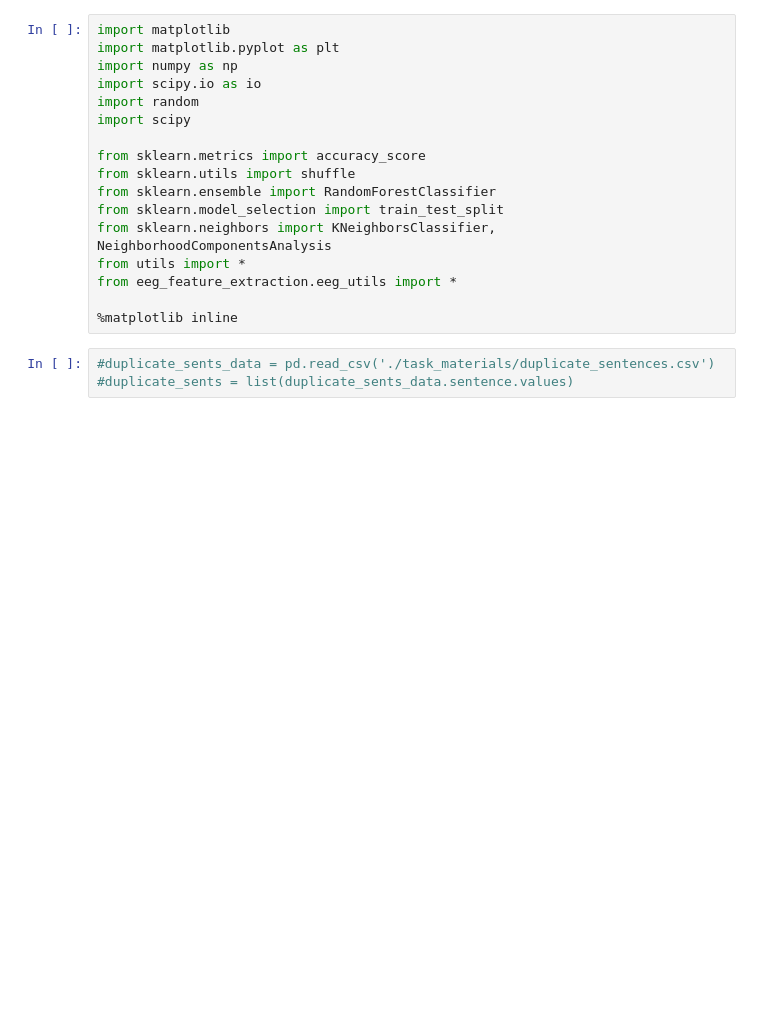
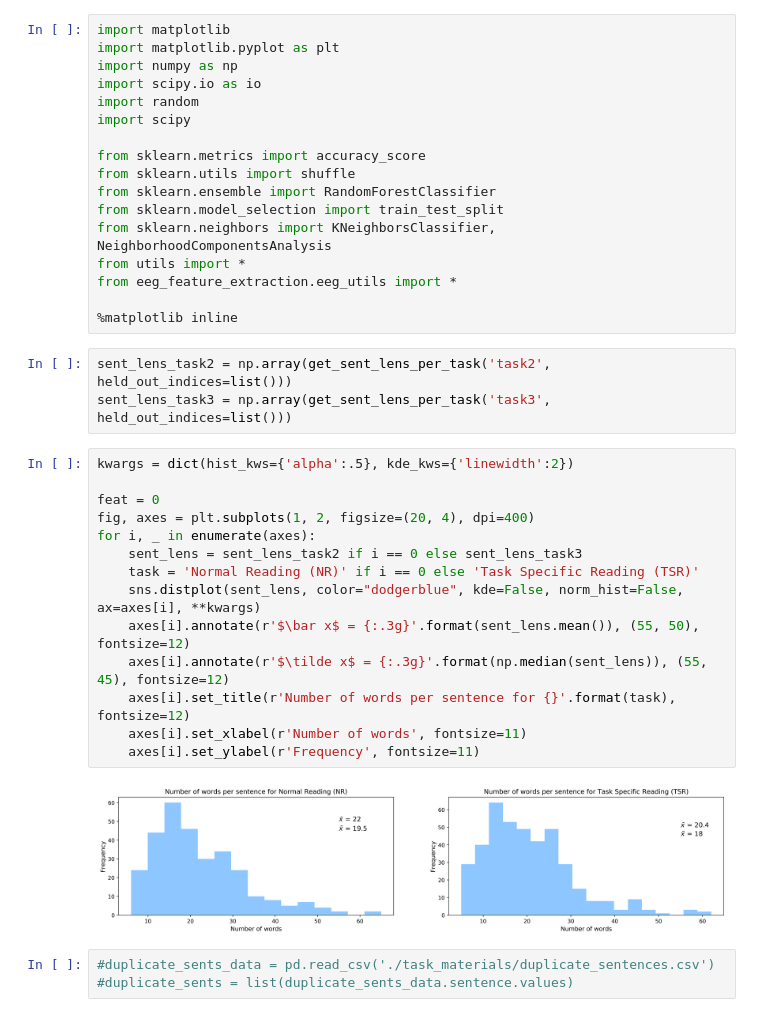
Before and after one commit to PosoSAgapo/NER-with-EEG-and-ET, a Jupyter notebook: eeg_feature_extraction.ipynb, the cells around one changed output. Cells and saved outputs as stored; diff of their text form; blank space fills up the shorter version.

```diff
--- a/eeg_feature_extraction.ipynb
+++ b/eeg_feature_extraction.ipynb
@@ -15,6 +15,25 @@ from utils import *
 from eeg_feature_extraction.eeg_utils import *
 
 %matplotlib inline
+# %%
+sent_lens_task2 = np.array(get_sent_lens_per_task('task2', held_out_indices=list()))
+sent_lens_task3 = np.array(get_sent_lens_per_task('task3', held_out_indices=list()))
+# %%
+kwargs = dict(hist_kws={'alpha':.5}, kde_kws={'linewidth':2})
+
+feat = 0
+fig, axes = plt.subplots(1, 2, figsize=(20, 4), dpi=400)
+for i, _ in enumerate(axes):
+    sent_lens = sent_lens_task2 if i == 0 else sent_lens_task3
+    task = 'Normal Reading (NR)' if i == 0 else 'Task Specific Reading (TSR)'
+    sns.distplot(sent_lens, color="dodgerblue", kde=False, norm_hist=False, ax=axes[i], **kwargs)
+    axes[i].annotate(r'$\bar x$ = {:.3g}'.format(sent_lens.mean()), (55, 50), fontsize=12)
+    axes[i].annotate(r'$\tilde x$ = {:.3g}'.format(np.median(sent_lens)), (55, 45), fontsize=12)
+    axes[i].set_title(r'Number of words per sentence for {}'.format(task), fontsize=12)
+    axes[i].set_xlabel(r'Number of words', fontsize=11)
+    axes[i].set_ylabel(r'Frequency', fontsize=11)
+# %% [output]
+[figure, added]
 # %%
 #duplicate_sents_data = pd.read_csv('./task_materials/duplicate_sentences.csv')
 #duplicate_sents = list(duplicate_sents_data.sentence.values)
```
Also changed, not shown: parts of 3 cells of this notebook, 3 other files.
